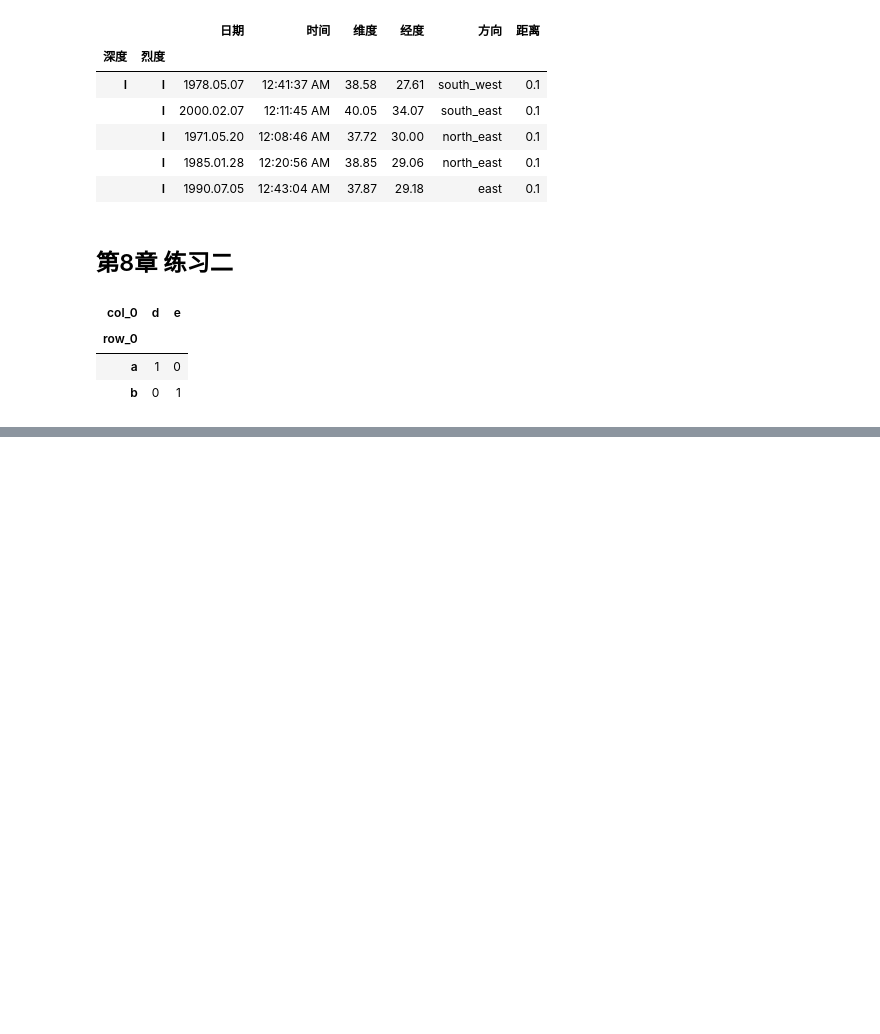
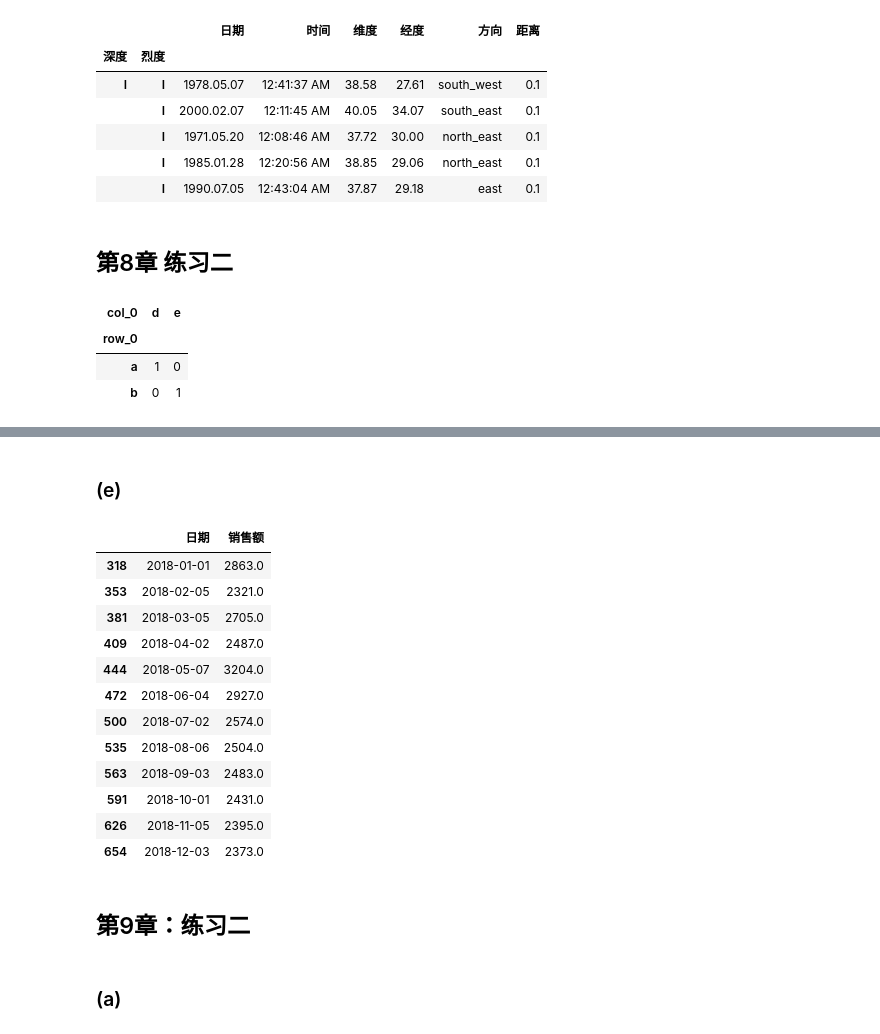
Before and after one commit to datawhalechina/joyful-pandas, a Jupyter notebook: 参考答案.ipynb, the cells around one changed output, grey strips where cells are left out. Cells and saved outputs as stored; diff of their text form; code cells hidden in the pictures; blank space fills up the shorter version.

```diff
--- a/参考答案.ipynb
+++ b/参考答案.ipynb
@@ -957,0 +960,3 @@ my_crosstab(foo,bar)
+# %%
+df = pd.read_csv('data/time_series_one.csv', parse_dates=['日期'])
+df.head()
@@ -957,0 +1031,31 @@ my_crosstab(foo,bar)
+# %% [markdown]
+### (e)
+# %%
+from datetime import datetime
+df_temp = df.copy()
+df_fri = df.shift(4)[df.shift(4)['日期'].dt.dayofweek==1]['销售额']
+df_mon = df.shift(-4)[df.shift(-4)['日期'].dt.dayofweek==5]['销售额']
+df_temp.loc[df_fri.index,['销售额']] = df_fri
+df_temp.loc[df_mon.index,['销售额']] = df_mon
+df_temp.loc[df_temp[df_temp['日期'].dt.year==2018]['日期'][
+        df_temp[df_temp['日期'].dt.year==2018]['日期'].apply(
+        lambda x:True if datetime.strptime(str(x).split()[0],'%Y-%m-%d').weekday() == 0
+        and 1 <= datetime.strptime(str(x).split()[0],'%Y-%m-%d').day <= 7 else False)].index,:]
+# %% [output]
+|  | 日期 | 销售额 |
+| 318 | 2018-01-01 | 2863.0 |
+| 353 | 2018-02-05 | 2321.0 |
+| 381 | 2018-03-05 | 2705.0 |
+| 409 | 2018-04-02 | 2487.0 |
+| 444 | 2018-05-07 | 3204.0 |
+| 472 | 2018-06-04 | 2927.0 |
+| 500 | 2018-07-02 | 2574.0 |
+| 535 | 2018-08-06 | 2504.0 |
+| 563 | 2018-09-03 | 2483.0 |
+| 591 | 2018-10-01 | 2431.0 |
+| 626 | 2018-11-05 | 2395.0 |
+| 654 | 2018-12-03 | 2373.0 |
+# %% [markdown]
+## 第9章：练习二
+# %% [markdown]
+### (a)
```
Also changed, not shown: parts of 19 cells of this notebook, 4 other files.
